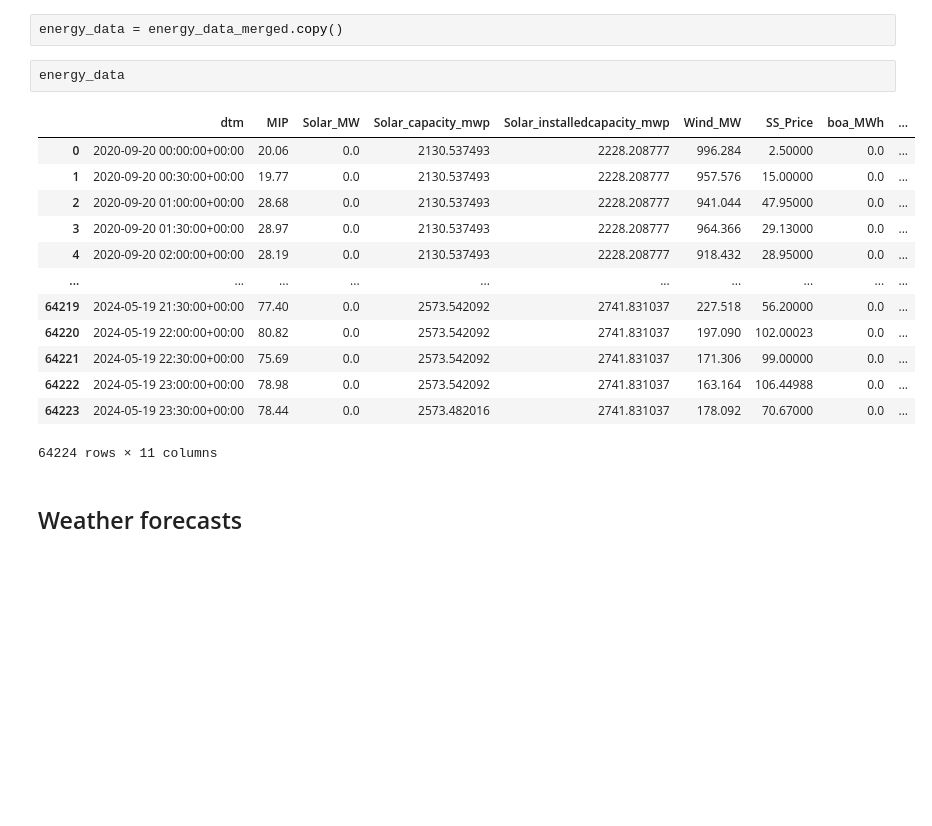
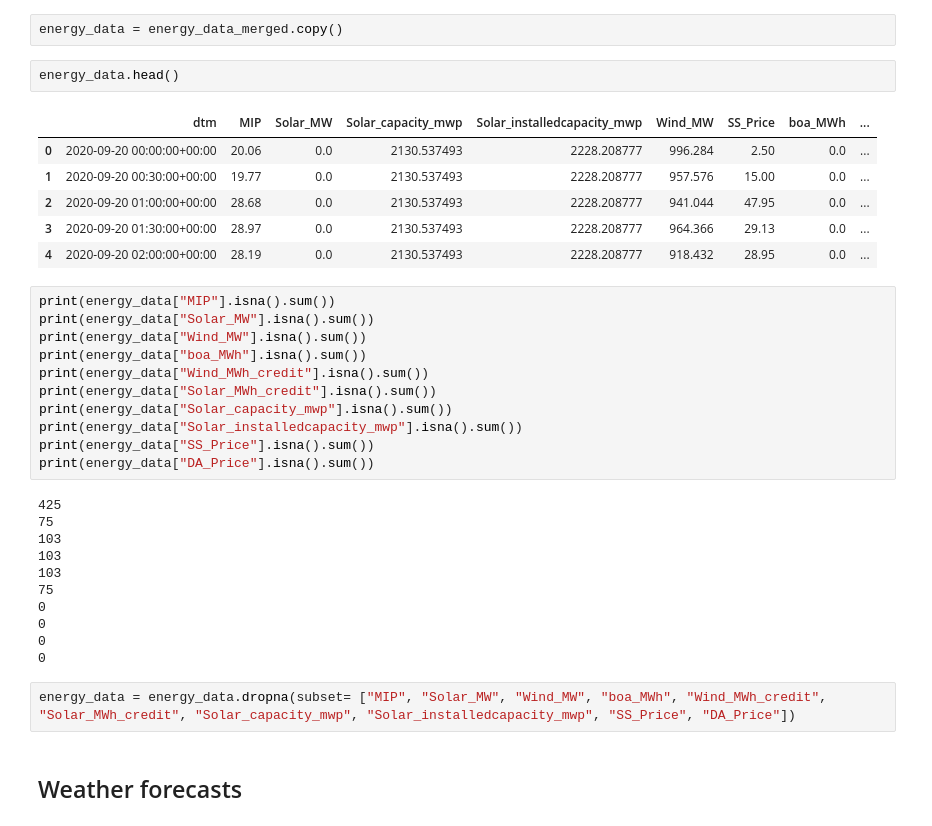
Before and after one commit to P-AEL/Energy_production_price_prediction, a Jupyter notebook: prep_eda.ipynb, the cells around one changed output. Cells and saved outputs as stored; diff of their text form; blank space fills up the shorter version.

```diff
--- a/prep_eda.ipynb
+++ b/prep_eda.ipynb
@@ -22,21 +22,38 @@ energy_data_merged = pd.concat([energy_data_old, energy_data_new], ignore_index=
 # %%
 energy_data = energy_data_merged.copy()
 # %%
-energy_data
+energy_data.head()
 # %% [output]
 |  | dtm | MIP | Solar_MW | Solar_capacity_mwp | Solar_installedcapacity_mwp | Wind_MW | SS_Price | boa_MWh | ... |
-| 0 | 2020-09-20 00:00:00+00:00 | 20.06 | 0.0 | 2130.537493 | 2228.208777 | 996.284 | 2.50000 | 0.0 | ... |
-| 1 | 2020-09-20 00:30:00+00:00 | 19.77 | 0.0 | 2130.537493 | 2228.208777 | 957.576 | 15.00000 | 0.0 | ... |
-| 2 | 2020-09-20 01:00:00+00:00 | 28.68 | 0.0 | 2130.537493 | 2228.208777 | 941.044 | 47.95000 | 0.0 | ... |
-| 3 | 2020-09-20 01:30:00+00:00 | 28.97 | 0.0 | 2130.537493 | 2228.208777 | 964.366 | 29.13000 | 0.0 | ... |
-| 4 | 2020-09-20 02:00:00+00:00 | 28.19 | 0.0 | 2130.537493 | 2228.208777 | 918.432 | 28.95000 | 0.0 | ... |
-| ... | ... | ... | ... | ... | ... | ... | ... | ... | ... |
-| 64219 | 2024-05-19 21:30:00+00:00 | 77.40 | 0.0 | 2573.542092 | 2741.831037 | 227.518 | 56.20000 | 0.0 | ... |
-| 64220 | 2024-05-19 22:00:00+00:00 | 80.82 | 0.0 | 2573.542092 | 2741.831037 | 197.090 | 102.00023 | 0.0 | ... |
-| 64221 | 2024-05-19 22:30:00+00:00 | 75.69 | 0.0 | 2573.542092 | 2741.831037 | 171.306 | 99.00000 | 0.0 | ... |
-| 64222 | 2024-05-19 23:00:00+00:00 | 78.98 | 0.0 | 2573.542092 | 2741.831037 | 163.164 | 106.44988 | 0.0 | ... |
-| 64223 | 2024-05-19 23:30:00+00:00 | 78.44 | 0.0 | 2573.482016 | 2741.831037 | 178.092 | 70.67000 | 0.0 | ... |
+| 0 | 2020-09-20 00:00:00+00:00 | 20.06 | 0.0 | 2130.537493 | 2228.208777 | 996.284 | 2.50 | 0.0 | ... |
+| 1 | 2020-09-20 00:30:00+00:00 | 19.77 | 0.0 | 2130.537493 | 2228.208777 | 957.576 | 15.00 | 0.0 | ... |
+| 2 | 2020-09-20 01:00:00+00:00 | 28.68 | 0.0 | 2130.537493 | 2228.208777 | 941.044 | 47.95 | 0.0 | ... |
+| 3 | 2020-09-20 01:30:00+00:00 | 28.97 | 0.0 | 2130.537493 | 2228.208777 | 964.366 | 29.13 | 0.0 | ... |
+| 4 | 2020-09-20 02:00:00+00:00 | 28.19 | 0.0 | 2130.537493 | 2228.208777 | 918.432 | 28.95 | 0.0 | ... |
-64224 rows × 11 columns
+# %%
+print(energy_data["MIP"].isna().sum())
+print(energy_data["Solar_MW"].isna().sum())
+print(energy_data["Wind_MW"].isna().sum())
+print(energy_data["boa_MWh"].isna().sum())
+print(energy_data["Wind_MWh_credit"].isna().sum())
+print(energy_data["Solar_MWh_credit"].isna().sum())
+print(energy_data["Solar_capacity_mwp"].isna().sum())
+print(energy_data["Solar_installedcapacity_mwp"].isna().sum())
+print(energy_data["SS_Price"].isna().sum())
+print(energy_data["DA_Price"].isna().sum())
+# %% [output]
+425
+75
+103
+103
+103
+75
+0
+0
+0
+0
+# %%
+energy_data = energy_data.dropna(subset= ["MIP", "Solar_MW", "Wind_MW", "boa_MWh", "Wind_MWh_credit", "Solar_MWh_credit", "Solar_capacity_mwp", "Solar_installedcapacity_mwp", "SS_Price", "DA_Price"])
 # %% [markdown]
 ## Weather forecasts
 # %%
```
Also changed, not shown: parts of 28 cells of this notebook, 2 other files.
